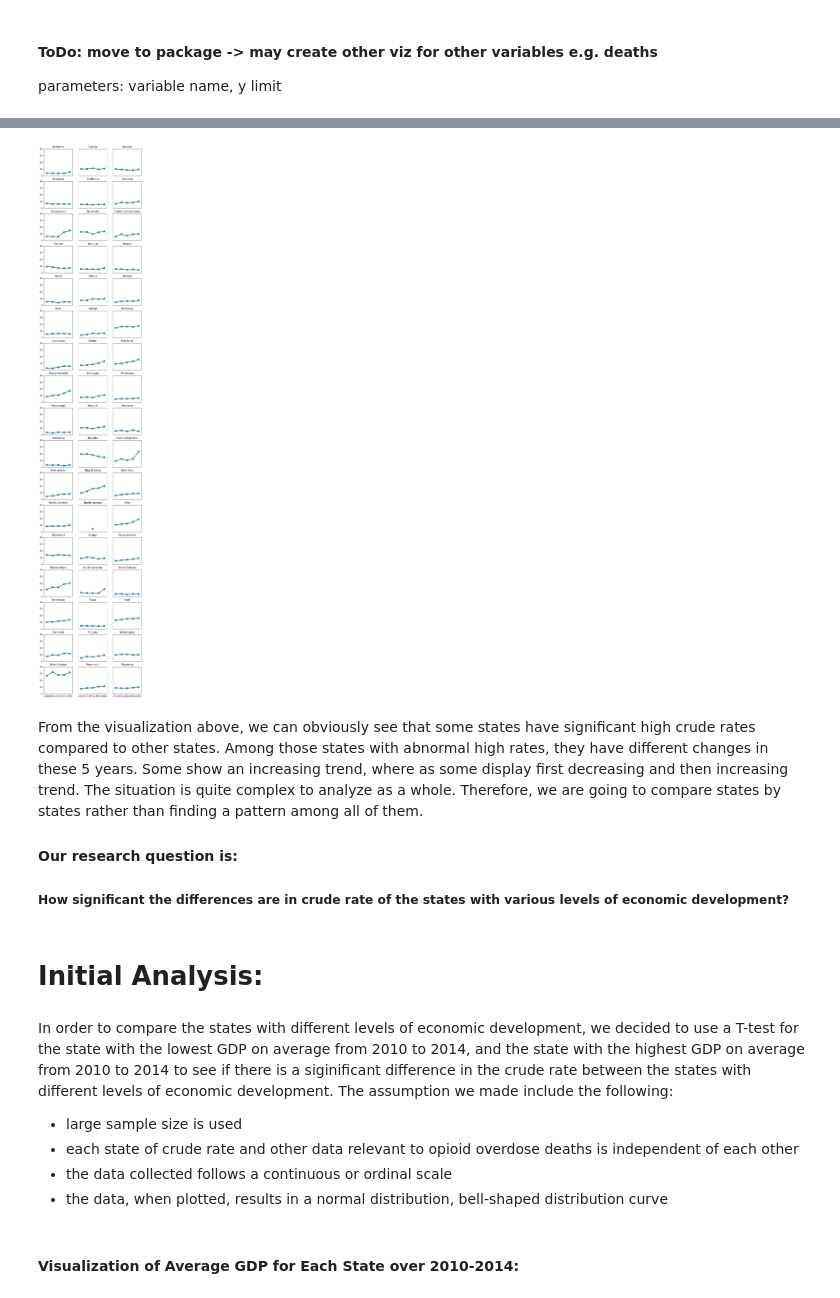
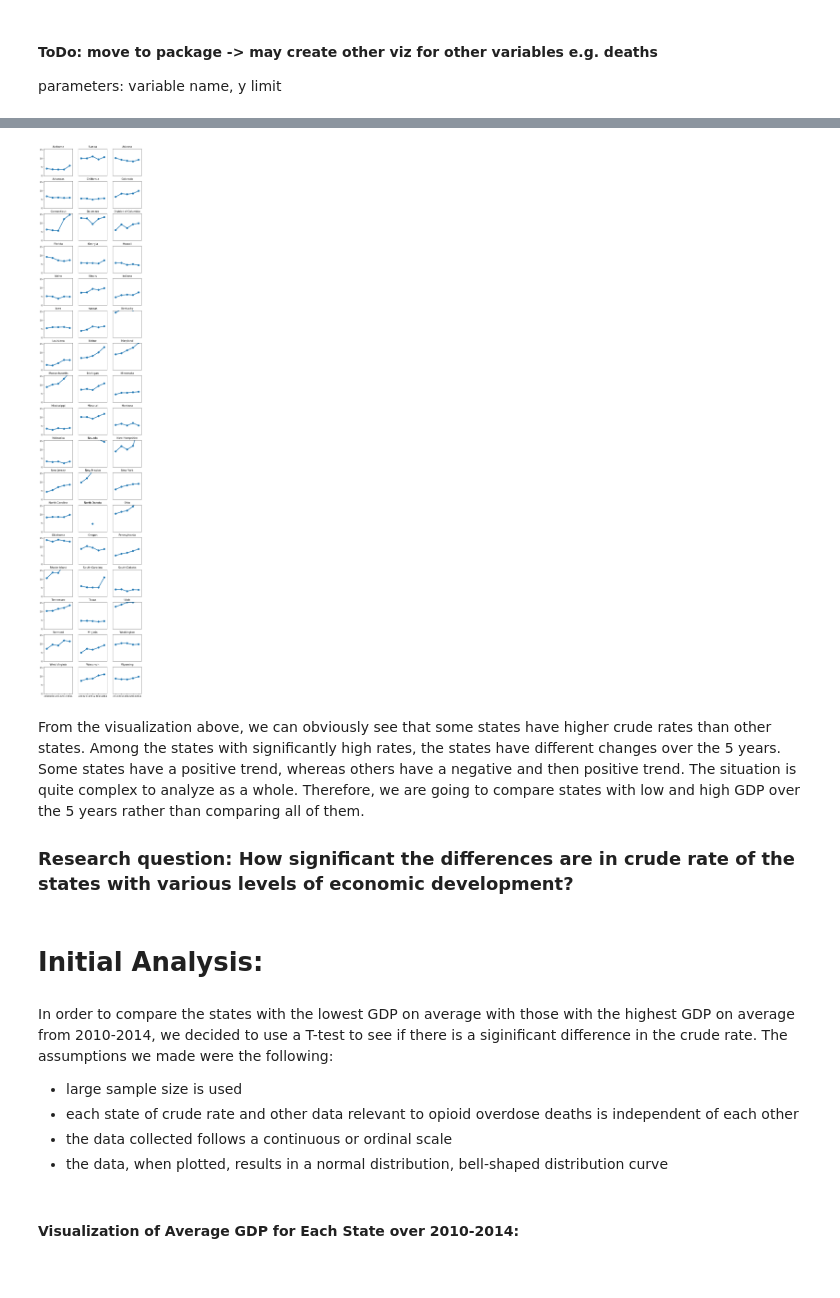
Before and after one commit to UCB-stat-159-s23/project-Group15, a Jupyter notebook: main.ipynb, the cells around one changed output, grey strips where cells are left out. Drawn from its saved outputs; the diff is of its cells as text; code cells hidden in the pictures.

```diff
--- a/main.ipynb
+++ b/main.ipynb
@@ -97,0 +15,3 @@ gdp_opioid
+# %%
+gdp_opioid=pd.read_csv('data/gdp_opioid.csv')
+gdp_opioid
@@ -107,42 +43,15 @@ parameters: variable name, y limit
 # %%
-# plot change in crude rate of states with available data 2010-2014
-fig, axs = plt.subplots(figsize=(8,45), nrows=17, ncols=3)
-
-# create state name array and reshape it
-state_name = gdp_opioid['State'].unique()
-state_name = np.reshape(state_name, (-1, 3))
-
-for col in range(3):
-    for row in range(17):
-        sns.pointplot(data = gdp_opioid[gdp_opioid['State']==state_name[row,col]],
-                      x='Year', y='Crude Rate', ax = axs[row,col])
-        axs[row,col].set_title(state_name[row,col])
-
-        # add y ticks for only the first column of plots
-        if col != 0:
-            axs[row,col].set_yticks([])
-
-        # add x ticks for only the last row of plots
-        if row != 16:
-            axs[row,col].set_xticks([])
-
-        axs[row,col].set_xlabel('')
-        axs[row,col].set_ylabel('')
-        axs[row,col].set_ylim(0,40)
-
-plt.savefig('figures/Crude Rate')
-plt.show()
+utils.state_viz(gdp_opioid, 'Crude Rate')
 # %% [output]
-[figure, old version]
+[figure, new version]
 # %% [markdown]
-From the visualization above, we can obviously see that some states have significant high crude rates compared to other states. Among those states with abnormal high rates, they have different changes in these 5 years. Some show an increasing trend, where as some display first decreasing and then increasing trend. The situation is quite complex to analyze as a whole. Therefore, we are going to compare states by states rather than finding a pattern among all of them.
+From the visualization above, we can obviously see that some states have higher crude rates than other states. Among the states with significantly high rates, the states have different changes over the 5 years. Some states have a positive trend, whereas others have a negative and then positive trend. The situation is quite complex to analyze as a whole. Therefore, we are going to compare states with low and high GDP over the 5 years rather than comparing all of them.
 
-#### Our research question is:
-##### How significant the differences are in crude rate of the states with various levels of economic development?
+### Research question: How significant the differences are in crude rate of the states with various levels of economic development?
 # %% [markdown]
 # Initial Analysis:
 # %% [markdown]
-In order to compare the states with different levels of economic development, we decided to use a T-test for the state with the lowest GDP on average from 2010 to 2014, and the state with the highest GDP on average from 2010 to 2014 to see if there is a siginificant difference in the crude rate between the states with different levels of economic development. The assumption we made include the following:
+In order to compare the states with the lowest GDP on average with those with the highest GDP on average from 2010-2014, we decided to use a T-test to see if there is a siginificant difference in the crude rate. The assumptions we made were the following:
 - large sample size is used
 - each state of crude rate and other data relevant to opioid overdose deaths is independent of each other
 - the data collected follows a continuous or ordinal scale
```
Also changed, not shown: parts of 20 cells of this notebook, 4 other files.
